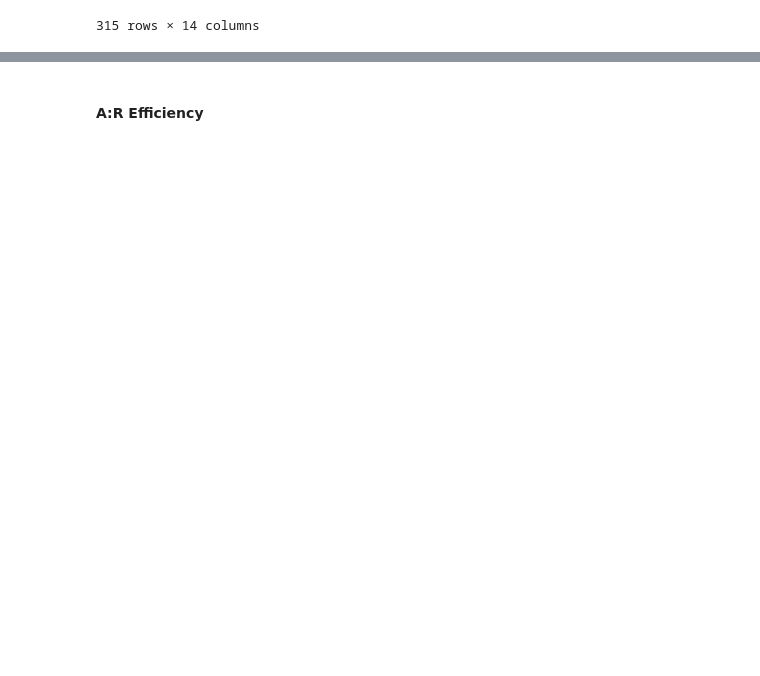
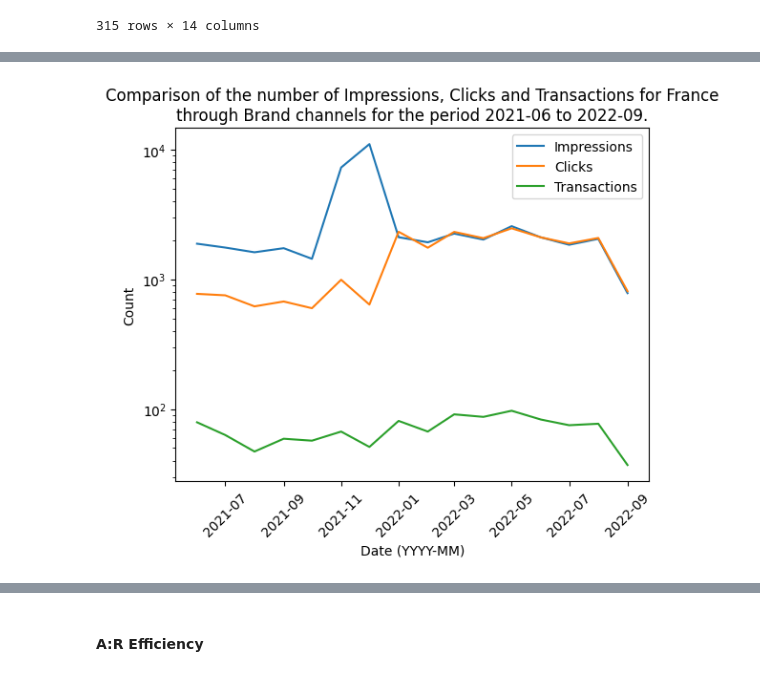
Before and after one commit to DanRHoward/Protein_Works_Presentation, a Jupyter notebook: Protein Works Presentation.ipynb, the cells around one changed output, grey strips where cells are left out. Cells and saved outputs as stored; diff of their text form; code cells hidden in the pictures; blank space fills up the shorter version.

```diff
--- a/Protein Works Presentation.ipynb
+++ b/Protein Works Presentation.ipynb
@@ -292,0 +293,3 @@ plt.show()
+# %%
+marketing_data_df['clicks'] = marketing_data_df['clicks'].apply(lambda x: -x if x<0 else x) #multiple the negative values with -1
+display(marketing_data_df[(marketing_data_df['country']=='FR')&(marketing_data_df['date']=='2021-05-01')]) #
@@ -292,0 +315,19 @@ plt.show()
+# %%
+df = marketing_data_df[(marketing_data_df['country']=='FR')&(marketing_data_df['tpw_channels']=='Brand')&(marketing_data_df['date'] >= '2021-06-01')]
+ax = sns.lineplot(x=df['date'],
+             y=df['impressions'],
+             label='Impressions')
+ax = sns.lineplot(x=df['date'],
+             y=df['clicks'],
+             label='Clicks')
+ax = sns.lineplot(x=df['date'],
+             y=df['transactions'],
+             label='Transactions')
+ax = ax.set_xticklabels(ax.get_xticklabels(),rotation=45)
+plt.xlabel('Date (YYYY-MM)')
+plt.ylabel('Count')
+plt.title('Comparison of the number of Impressions, Clicks and Transactions for France\nthrough Brand channels for the period 2021-06 to 2022-09.')
+plt.yscale('log')
+plt.show()
+# %% [output]
+[figure, added]
```
Also changed, not shown: parts of 73 cells of this notebook.
